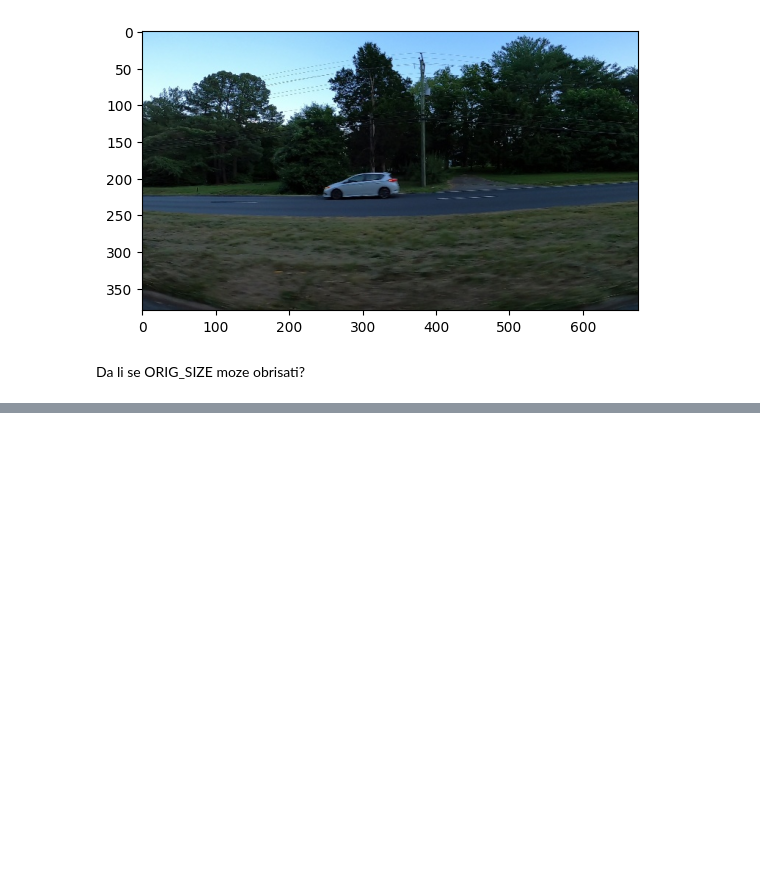
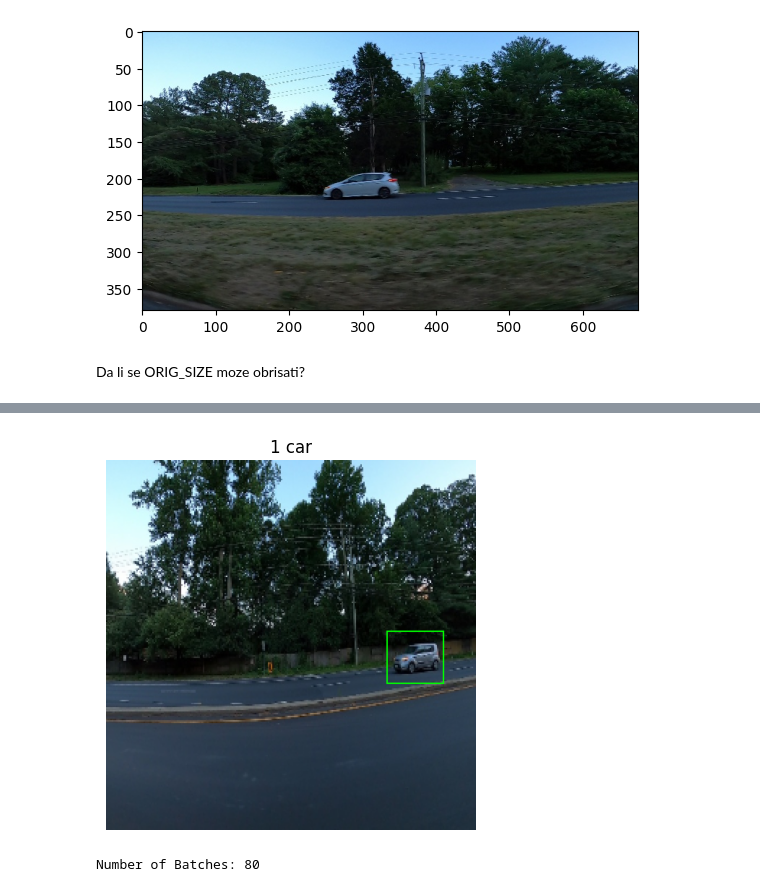
Before and after one commit to NadjaKljestanovic/PPPO, a Jupyter notebook: DetekcijaObjekata.ipynb, the cells around one changed output, grey strips where cells are left out. Drawn from its saved outputs; the diff is of its cells as text; code cells hidden in the pictures; blank space fills up the shorter version.

Commit message:
Izmena modela

```diff
--- a/DetekcijaObjekata.ipynb
+++ b/DetekcijaObjekata.ipynb
@@ -372,0 +395,6 @@ WEIGHT_DECAY                   0.0001
+# %%
+df = pd.read_csv(csv_file)
+df['label']=[1]*len(df)
+
+print(f"Dataframe containing {len(df)} total targets for {len(df.image.unique())} Images \n")
+df
@@ -372,0 +416,6 @@ WEIGHT_DECAY                   0.0001
+# %%
+from sklearn.model_selection import train_test_split
+train_img_ids, val_img_ids = train_test_split(df.image.unique(),test_size=0.1,random_state=32)
+
+train_df = df[df.image.isin(train_img_ids)]
+val_df = df[df.image.isin(val_img_ids)]
@@ -372,0 +493,18 @@ WEIGHT_DECAY                   0.0001
+# %%
+idx=random.randint(0,len(trainset)-1)
+
+image, target = trainset[idx]
+bbox, label = target['boxes'], target['labels']
+image = image.permute(1,2,0).numpy()
+
+for i in range(len(bbox)):
+    sp=(int((bbox[i][0]).item()),int((bbox[i][1]).item()))
+    ep=(int((bbox[i][2]).item()),int((bbox[i][3]).item()))
+    c = (0,255,0)
+    image = cv2.rectangle(image, sp, ep, c, 1)
+
+plt.imshow(image)
+plt.axis('off')
+plt.title(str(len(bbox))+' car')
+plt.show()
+# %% [output]
@@ -372,0 +512,8 @@ WEIGHT_DECAY                   0.0001
+[figure, added]
+# %%
+trainloader = torch.utils.data.DataLoader(trainset, batch_size=batch_size, collate_fn=trainset.collate_fn ,shuffle=True)
+valloader = torch.utils.data.DataLoader(valset, batch_size=batch_size, collate_fn=valset.collate_fn)
+
+print(f"Number of Batches: {len(trainloader)}")
+# %% [output]
+Number of Batches: 80
```
Also changed, not shown: parts of 14 cells of this notebook.
